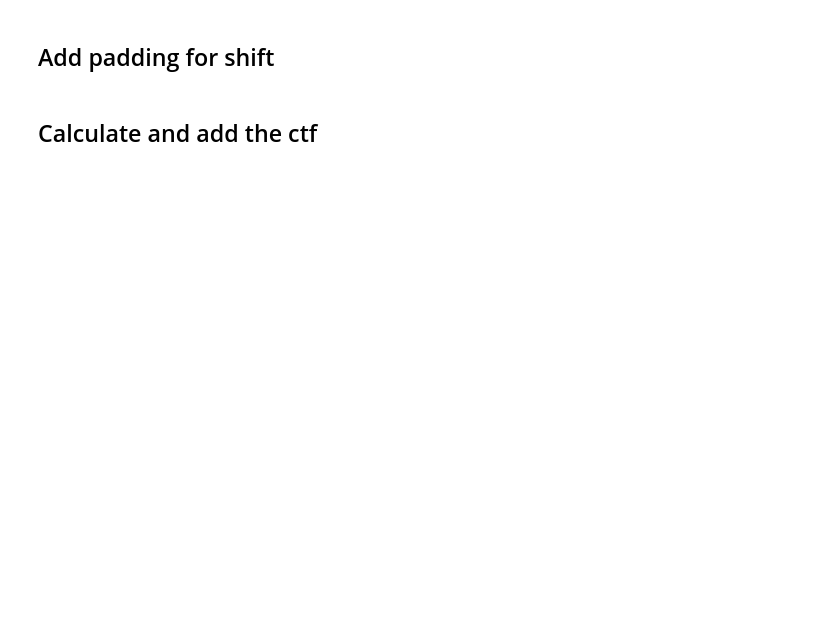
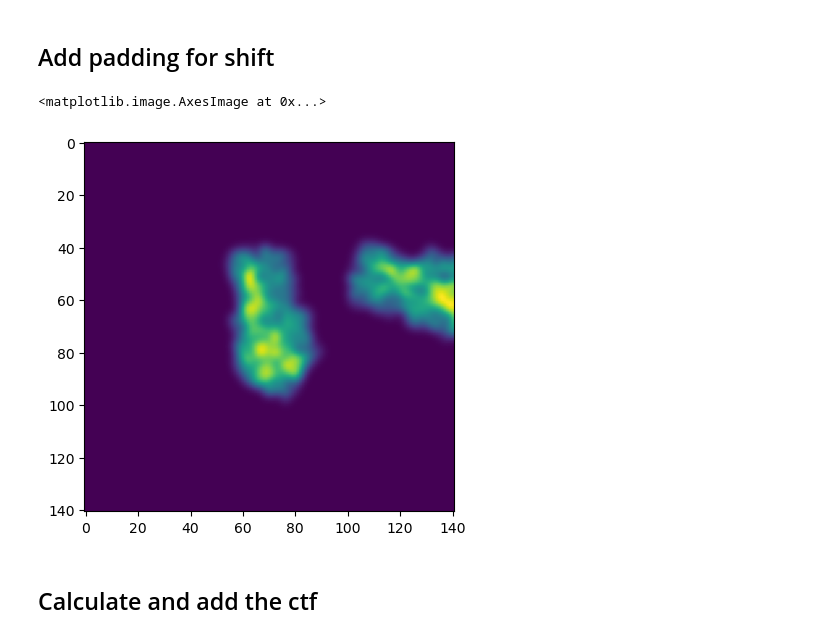
Before and after one commit to flatironinstitute/cryoSBI, a Jupyter notebook: notebooks/cryo_em_simulator.ipynb, the cells around one changed output. Cells and saved outputs as stored; diff of their text form; code cells hidden in the pictures; blank space fills up the shorter version.

```diff
--- a/notebooks/cryo_em_simulator.ipynb
+++ b/notebooks/cryo_em_simulator.ipynb
@@ -73,8 +92,11 @@ def pad_image(image, image_params):
 
     return padded_image
 # %%
-image_clear = pad_image(image, image_params)
+#image_clear = pad_image(image, image_params)
 plt.imshow(image_clear)
+# %% [output]
+<matplotlib.image.AxesImage at 0x...>
+[figure, added]
 # %% [markdown]
 ## Calculate and add the ctf
 # %%
```
Also changed, not shown: parts of 13 cells of this notebook.
